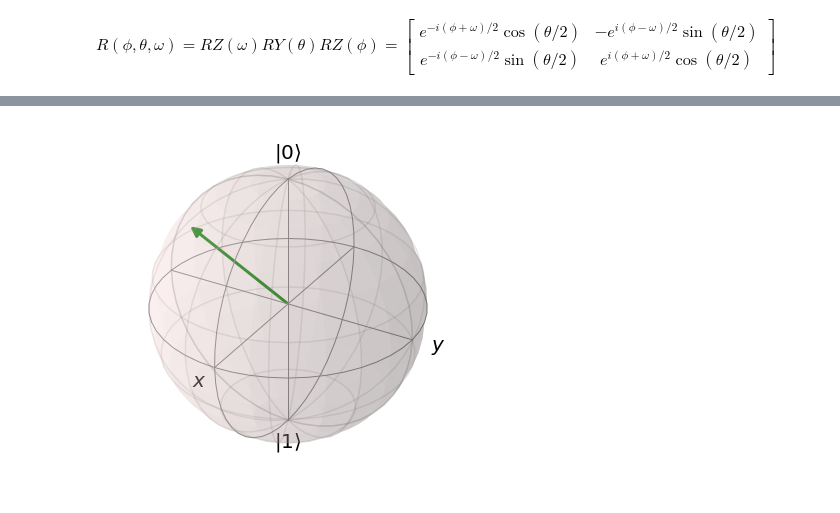
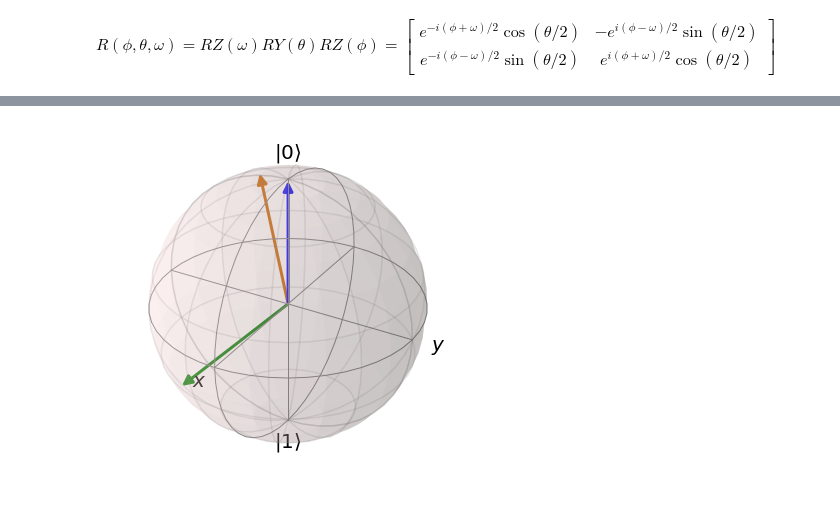
Before and after one commit to qgrad/qgrad, a Jupyter notebook: QubitRotation.ipynb, the cells around one changed output, grey strips where cells are left out. Saved outputs shown, nothing was run; the diff lists cells and outputs as text; code cells hidden in the pictures.

Commit message:
added Bloch sphere visualization

```diff
--- a/QubitRotation.ipynb
+++ b/QubitRotation.ipynb
@@ -35,3 +30,40 @@ def cost(ket):
     dot = np.dot(evolved.T,basis(2,0).full())
     fidel = np.absolute(dot)**2
     return fidel[0][0]
+# %%
+## gradient descent implementation
+
+#initialize parameters for descent
+epochs = 200
+alpha = 0.1
+tol = 1e-7
+diff = 1
+max_iters = 10
+iters = 0
+fidel_hist = []
+params_hist = []
+key = PRNGKey(0) #Generate a PRNG key
+weights = normal(key=key, shape=(3,))
+ket = rand_ket(2).full()
+init_ket = ket
+der_cost = grad(cost, argnums = [0,1,2])
+ket_arr = []
+
+
+for epoch in range (epochs):
+    iters = 0
+    diff = 1
+    tol = 1e-7
+    while np.all(diff > tol) and iters < max_iters:
+        prev_weights = weights
+        ket = np.dot(rot(*prev_weights),ket)
+        ket_arr.append(rnp.asarray(ket))
+        der = np.asarray(der_cost(*prev_weights.T,ket))
+        weights = weights + alpha*der
+        iters += 1
+        diff = np.absolute(weights-prev_weights)
+    fidel = cost(*weights.T, ket)
+    progress = [epoch+1, fidel]
+    fidel_hist.append(fidel)
+    if ((epoch)%10==9):
+        print("Epoch: {:2f} | Fidelity: {:3f}".format(*np.asarray(progress)))
@@ -38,8 +91,9 @@ def cost(ket):
 # %%
 b = Bloch()
-#b.add_states(basis(2,0))
-#b.add_states(basis(2,1))
-b.add_states(rand_ket(2))
+b.add_states(Qobj(init_ket))
+final = Qobj(rnp.asarray(ket))
+b.add_states(final)
+b.add_states(basis(2,0))
 b.show()
 # %% [output]
-[figure, old version]
+[figure, new version]
```
Also changed, not shown: parts of 5 cells of this notebook.
